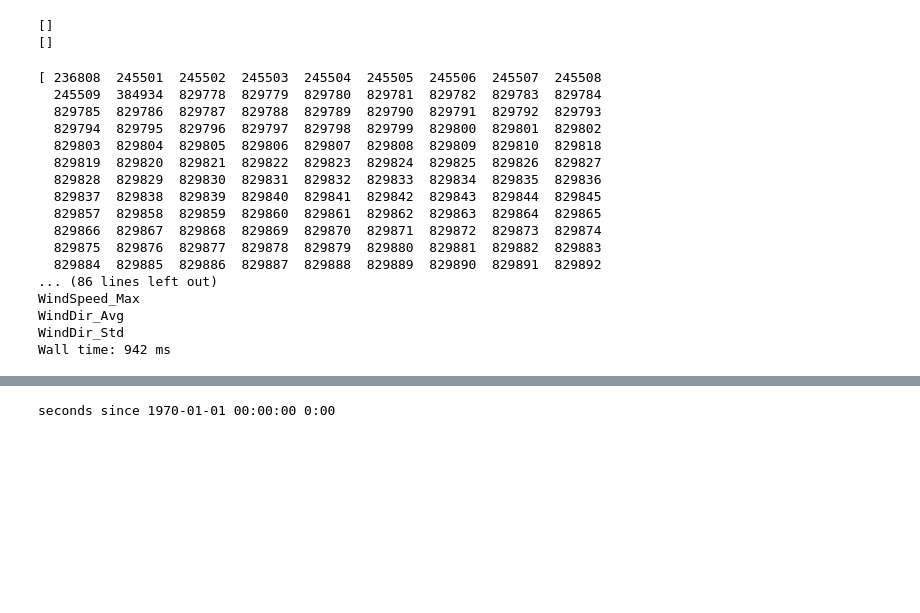
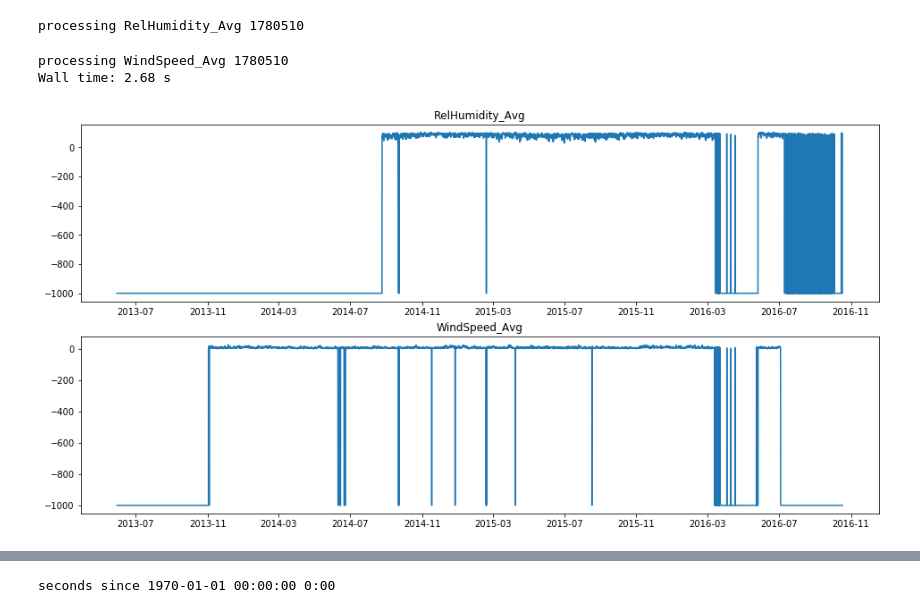
Before and after one commit to openearth/sandengine-viewer, a Jupyter notebook: notebooks/meteo2json.ipynb, the cells around one changed output, grey strips where cells are left out. Saved outputs shown, nothing was run; the diff lists cells and outputs as text; code cells hidden in the pictures; blank space fills up the shorter version.

Commit message:
Change bokeh and add drifters
Changed bokeh in Meteo, drifters and aeolian

```diff
--- a/notebooks/meteo2json.ipynb
+++ b/notebooks/meteo2json.ipynb
@@ -32,36 +58,55 @@ d['time'] = timeDT
 d['lat']  = meteo_data.geospatial_lat_min
 d['lon'] = meteo_data.geospatial_lon_min
 
-wanted = ["RelHumidity_Avg", "Barometer_Avg", "WindSpeed_Avg"]
+wanted = ["RelHumidity_Avg", "WindSpeed_Avg"]
+
+df = pd.DataFrame()
+df['time'] = timeDT[:]
+
 for name in wanted:
     array = meteo_data.variables[name][:]
+    print('processing',name,len(array))
     idx = np.isnan(array)
-    print(np.nonzero(idx)[0])
     new_array = np.array(array, dtype=object)
     new_array[np.nonzero(idx)[0]] = None
-    d[name] = {"data": new_array.tolist(),
+    array[array >= 1000] = None
+
+    #print(np.sum(np.isnan(array)))
+    d[name] = {"data": array.tolist(),
                "longname": meteo_data.variables[name].long_name,
                "units": meteo_data.variables[name].units}
-# for name in meteo_data.variables:
-#     print(name)
+    df[name] = d[name]['data']
+
+# style dataframe
+df.set_index(df.time,inplace=True)
+df.index = pd.to_datetime(df.index)
+df = df.resample('h').mean()
+
+# put to dictionary
+times = []
+for i in range(len(df)):
+    times.append(datetime.datetime.strftime(df.index[i],'%Y-%m-%d %H:%M:%S'))
+d['time'] = times
+
+for name in wanted:
+    array = df[name].values[:]
+    array[np.isnan(array)] = -999
+    d[name] = array.tolist()
 # %% [output]
-[]
-[]
+processing RelHumidity_Avg 1780510
-[ 236808  245501  245502  245503  245504  245505  245506  245507  245508
-  245509  384934  829778  829779  829780  829781  829782  829783  829784
-  829785  829786  829787  829788  829789  829790  829791  829792  829793
-  829794  829795  829796  829797  829798  829799  829800  829801  829802
-  829803  829804  829805  829806  829807  829808  829809  829810  829818
-  829819  829820  829821  829822  829823  829824  829825  829826  829827
-  829828  829829  829830  829831  829832  829833  829834  829835  829836
-  829837  829838  829839  829840  829841  829842  829843  829844  829845
-  829857  829858  829859  829860  829861  829862  829863  829864  829865
-  829866  829867  829868  829869  829870  829871  829872  829873  829874
-  829875  829876  829877  829878  829879  829880  829881  829882  829883
-  829884  829885  829886  829887  829888  829889  829890  829891  829892
-... (86 lines left out)
-WindSpeed_Max
-WindDir_Avg
-WindDir_Std
-Wall time: 942 ms
+processing WindSpeed_Avg 1780510
+Wall time: 2.68 s
+# %%
+plt.figure(figsize=(16,8))
+plt.subplot(211)
+plt.title('RelHumidity_Avg')
+plt.plot(df.index,df['RelHumidity_Avg'])
+
+plt.subplot(212)
+plt.title('WindSpeed_Avg')
+plt.plot(df.index,df['WindSpeed_Avg'])
+
+plt.show()
+# %% [output]
+[figure, added]
 # %%
```
Also changed, not shown: parts of 6 cells of this notebook, 5 other files.
